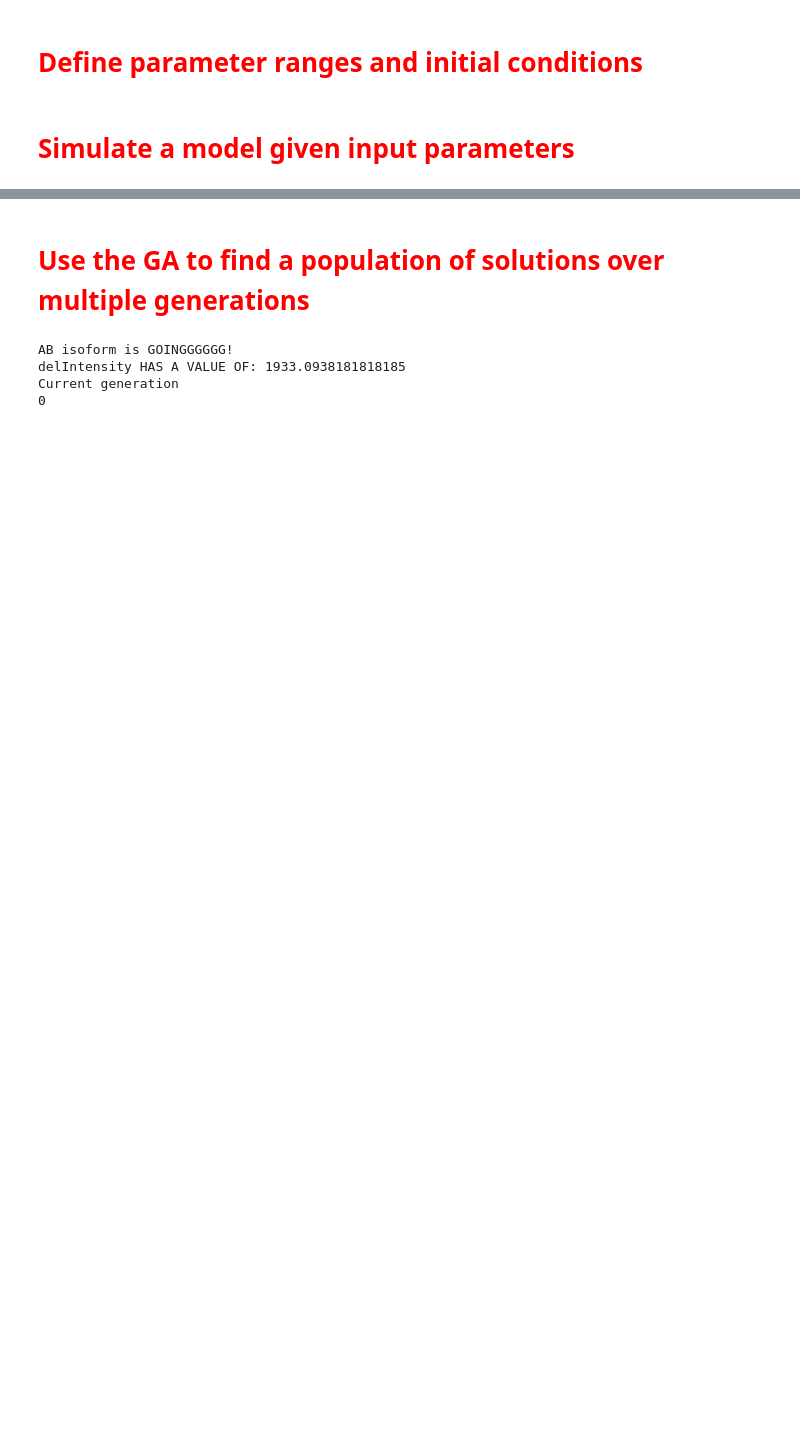
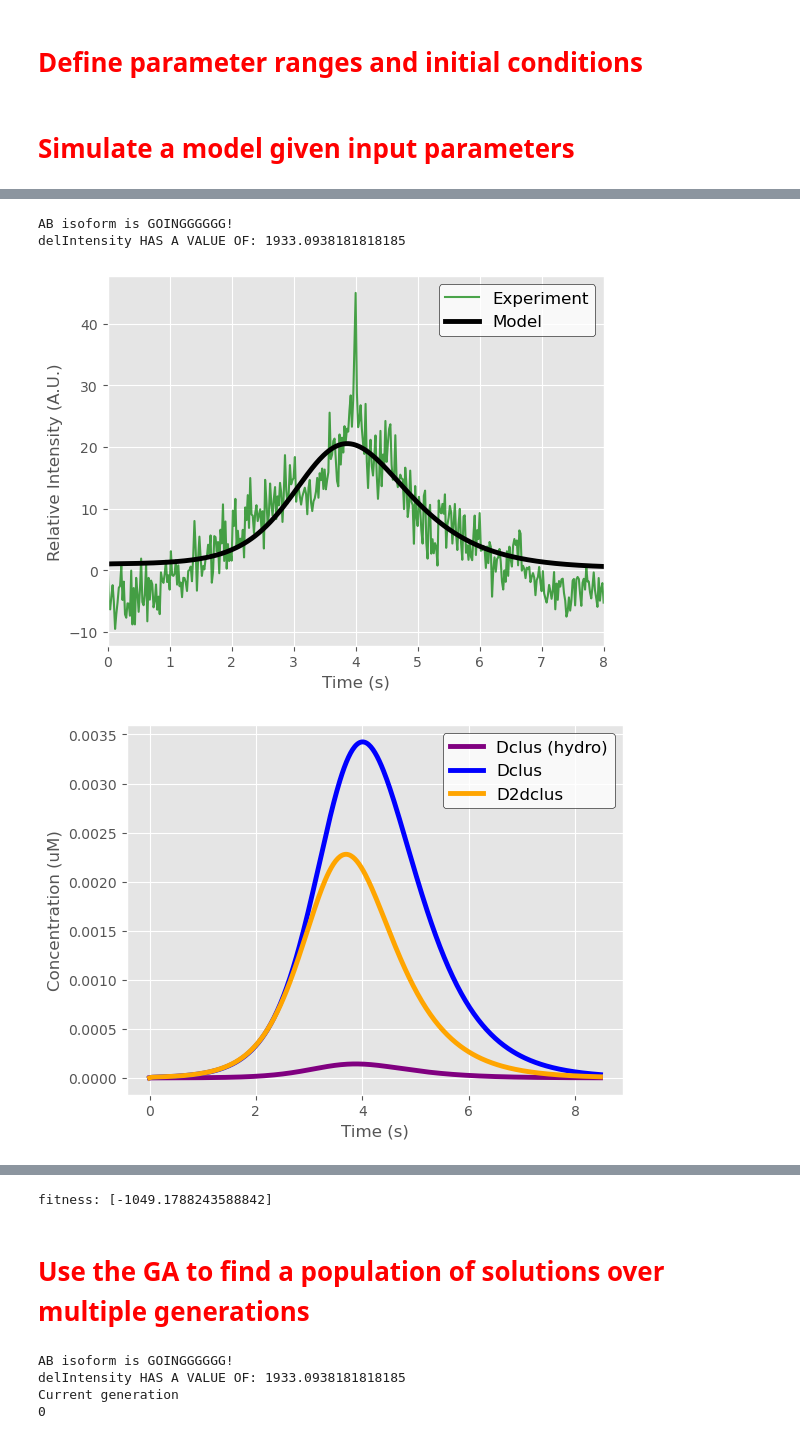
Before and after one commit to lanceman999/dynamin_model, a Jupyter notebook: PythonCode/dynamin1AB_opt_fullKinetics.ipynb, the cells around one changed output, grey strips where cells are left out. Cells and saved outputs as stored; diff of their text form; code cells hidden in the pictures; blank space fills up the shorter version.

```diff
--- a/PythonCode/dynamin1AB_opt_fullKinetics.ipynb
+++ b/PythonCode/dynamin1AB_opt_fullKinetics.ipynb
@@ -951,0 +739,41 @@ plt.show()
+# %%
+#initialize the model
+model = Oscillator(parameter_ranges, paramsToOpt, 10)
+#Dsol0 = 10
+
+#define a candidate set of rates
+#candidate_BAD = np.array([0.0024, 86.7117014087749, 53.76109799387347, 0.03613479551399369, 0.34973486053145464, 0.007797734909058662, 20, 644, 20.50569128216774])
+#candidate_final = np.array([0.0017326069496228003, 86.7117014087749, 53.76109799387347, 0.03613479551399369, 0.34973486053145464, 0.007797734909058662, 30.207785720048385, 644.2414676371535, 20.50569128216774])
+
+#candidate_dis = np.array([0.0030639813650906265, 3.627460059166232, 79.91905273505745, 0.03653069490007928, 0.13564567313177872, 0.2865652215494993, 15.342674377434056, 1000, 72.12628419943113, 0.00017209038776845462, 2.8475258930576324])
+#candidate_dis2 = np.array([0.007129672230969613, 5.383061019185032, 17.664244394693167, 0.03728641399718233, 0.4382068823435466, 0.8176240538145778, 3.3876270352419993, 438.56332645277956, 80, 0.06289824249948874, 0.12218398389393])
+candidate_dis3 = np.array([0.006991227931624193, 13.42399568650089, 49.88732535842113, 0.2265658483536875, 0.003240080503322995, 0.43728076291792595, 13.05857273512493, 915.7439377005649, 61.51769876723075, 0.07788040700889426, 0.0014588018360689988])
+candidate_dis4 = np.array([0.03747553556174139, 2.5501009739017593, 16.39619104540131, 0.11859936691783803, 0.006987539068249752, 0.9209487692460746, 8.439624656567736, 1000, 23.086190713362623, 0.002707963808717346, 0.00227917841726791])
+candidate_dis5 = np.array([0.015268039748554571, 18.929914002150742, 1.536418515305018, 0.049686738699049576, 0.4220449170869857, 0.2943462337274766, 2.6755418006052007, 475.5922143108078, 68.9547924241103, 0.0071658421916301444, 0.009240439826090862]) #most accurate species trajectory
+candidate_dis6 = np.array([0.014704059429945286, 1.9297353013064373, 28.60430749995155, 0.28889046512331124, 0.001024953853849449, 0.35549251931630843, 17.73994680974939, 308.1588226732592, 48.13012745823866, 0.0029914546595573707, 0.054896837422113584])
+candidate_dis7 = np.array([0.19920998711116378, 2.172458861775014, 2.9066274491153634, 17.318879523082558, 0.0006238793591488535, 0.21955681915326522, 38.73909049381994, 987.2376930123029, 49.70569634607179, 0.00024031976565007057])
+candidate_dis8 = np.array([0.5411956490724477, 3.5542155931434856, 1.1473397389794797, 3.8748067871701473, 0.014675586617559183, 0.7626805858926015, 11.37207362768435, 779.2181385564895, 38.674519473645454, 3.2642401910064085e-05])
+candidate_dis9 = np.array([3, 6.612070855426677, 0.15649895570616687, 21.30740843580352, 0.31627377480721036, 0.692025451445385, 10.94815403529973, 300, 62.541188998838656, 1.4465371168314694e-05])
+
+# kfDRC = candidate[0]
+# RdiluteDens = candidate[1]
+# kfDydy = kfDRC*candidate[2]
+# RclusDens = DmemDens/candidate[3]
+# kfDRD = candidate[4]
+# kfhyd = candidate[5]
+# kfhyd_propagate = candidate[6]
+# GTPconc = candidate[7]
+# Dmemo = candidate[8]
+# kfdis = candidate[9]
+# kfdisProp = candidate[10]
+
+solutions = model.simulate(candidate_dis9)
+model.plotModel(candidate_dis9, showConc = True, mode = "test", save = True)
+timePts=model.timePoints
+[fitness] = model.evaluate_parms(candidate_dis9)
+print("fitness: "+ str(fitness))
+# %% [output]
+AB isoform is GOINGGGGGG!
+delIntensity HAS A VALUE OF: 1933.0938181818185
+[figure, added]
+[figure, added]
@@ -952,3 +784,4 @@ plt.show()
+fitness: [-1049.1788243588842]
 # %% [markdown]
 # <font color='red'>Use the GA to find a population of solutions over multiple generations</font>
 # %%
```
Also changed, not shown: parts of 17 cells of this notebook.
